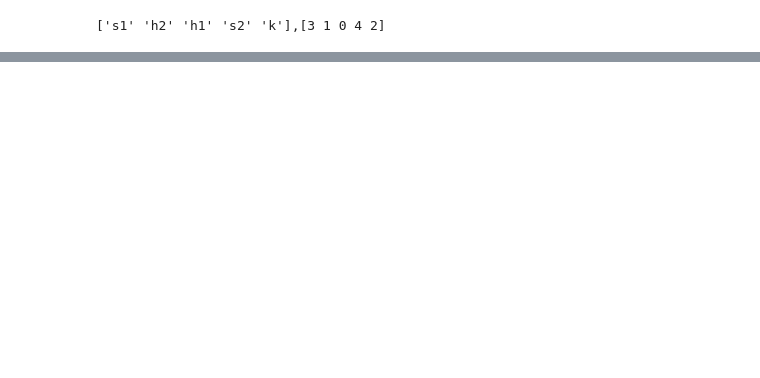
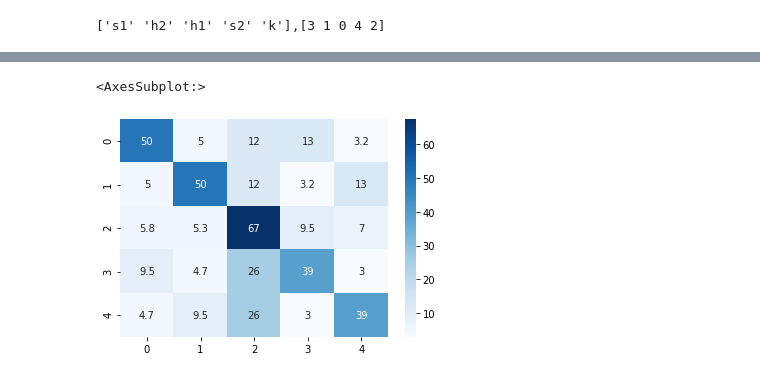
Before and after one commit to teruto725/research-kosen-uchida.lab, a Jupyter notebook: 4.best_model.ipynb, the cells around one changed output, grey strips where cells are left out. Drawn from its saved outputs; the diff is of its cells as text; code cells hidden in the pictures; blank space fills up the shorter version.

```diff
--- a/4.best_model.ipynb
+++ b/4.best_model.ipynb
@@ -191,0 +235,15 @@ print("集約"+str((cm[3,3]+cm[4,4])/np.sum(cm[:,3:5])))
+# %%
+#confusion matrix
+from sklearn.metrics import confusion_matrix
+sum_cm = None
+for c in ans_columns:
+    ans_arr = trans_df.loc[:,c].values
+    cm = confusion_matrix(y_test_arr, ans_arr )
+    if sum_cm is None:
+        sum_cm = cm
+    else:
+        sum_cm += cm
+sns.heatmap(sum_cm/6,annot=True, cmap='Blues')
+# %% [output]
+<AxesSubplot:>
+[figure, added]
```
Also changed, not shown: parts of 19 cells of this notebook, 14 other files.
